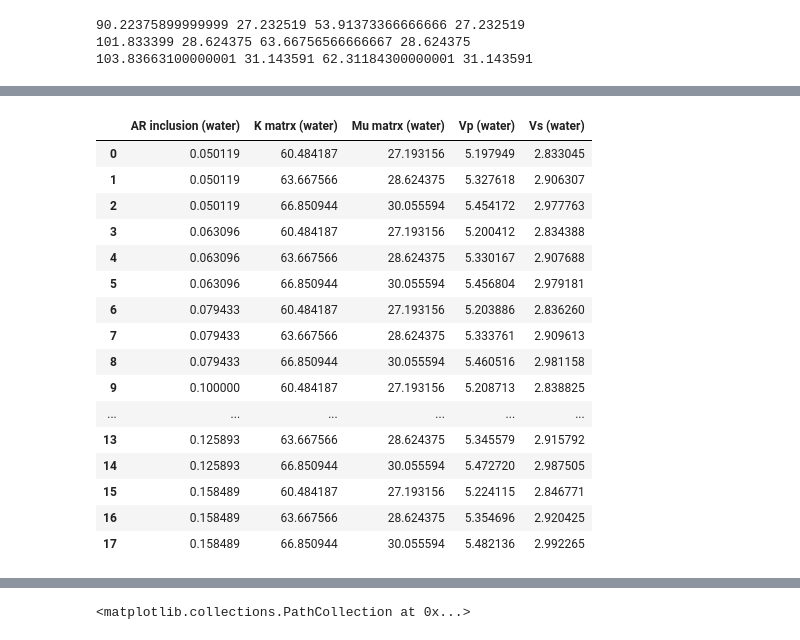
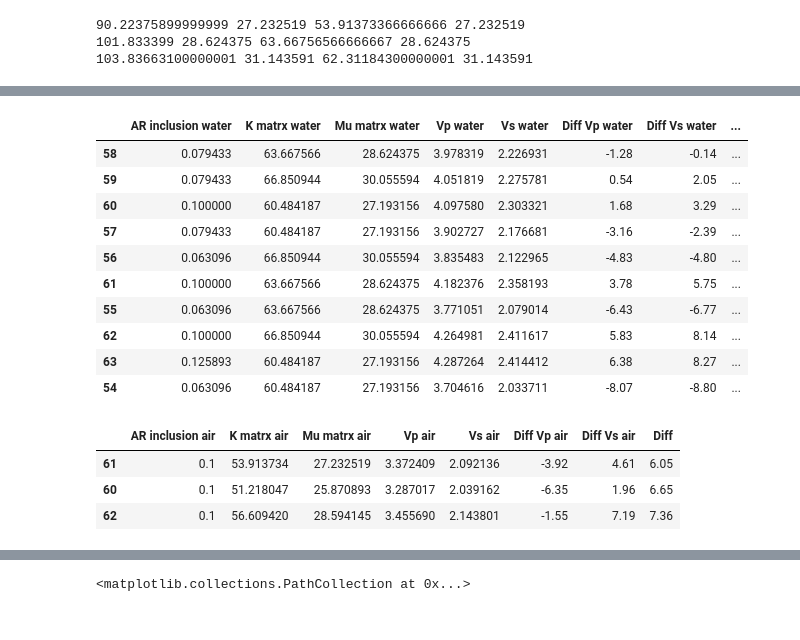
Before and after one commit to MariiaKalinina/Elasticity, a Jupyter notebook: Berryman_SC.ipynb, the cells around one changed output, grey strips where cells are left out. Cells and saved outputs as stored; diff of their text form; code cells hidden in the pictures.

```diff
--- a/Berryman_SC.ipynb
+++ b/Berryman_SC.ipynb
@@ -621,20 +606,14 @@ result_air
 # %%
-result_water
+result_water[:10]
 # %% [output]
-|  | AR inclusion (water) | K matrx (water) | Mu matrx (water) | Vp (water) | Vs (water) |
-| 0 | 0.050119 | 60.484187 | 27.193156 | 5.197949 | 2.833045 |
-| 1 | 0.050119 | 63.667566 | 28.624375 | 5.327618 | 2.906307 |
-| 2 | 0.050119 | 66.850944 | 30.055594 | 5.454172 | 2.977763 |
-| 3 | 0.063096 | 60.484187 | 27.193156 | 5.200412 | 2.834388 |
-| 4 | 0.063096 | 63.667566 | 28.624375 | 5.330167 | 2.907688 |
-| 5 | 0.063096 | 66.850944 | 30.055594 | 5.456804 | 2.979181 |
-| 6 | 0.079433 | 60.484187 | 27.193156 | 5.203886 | 2.836260 |
-| 7 | 0.079433 | 63.667566 | 28.624375 | 5.333761 | 2.909613 |
-| 8 | 0.079433 | 66.850944 | 30.055594 | 5.460516 | 2.981158 |
-| 9 | 0.100000 | 60.484187 | 27.193156 | 5.208713 | 2.838825 |
-| ... | ... | ... | ... | ... | ... |
-| 13 | 0.125893 | 63.667566 | 28.624375 | 5.345579 | 2.915792 |
-| 14 | 0.125893 | 66.850944 | 30.055594 | 5.472720 | 2.987505 |
-| 15 | 0.158489 | 60.484187 | 27.193156 | 5.224115 | 2.846771 |
-| 16 | 0.158489 | 63.667566 | 28.624375 | 5.354696 | 2.920425 |
-| 17 | 0.158489 | 66.850944 | 30.055594 | 5.482136 | 2.992265 |
+|  | AR inclusion water | K matrx water | Mu matrx water | Vp water | Vs water | Diff Vp water | Diff Vs water | ... |
+| 58 | 0.079433 | 63.667566 | 28.624375 | 3.978319 | 2.226931 | -1.28 | -0.14 | ... |
+| 59 | 0.079433 | 66.850944 | 30.055594 | 4.051819 | 2.275781 | 0.54 | 2.05 | ... |
+| 60 | 0.100000 | 60.484187 | 27.193156 | 4.097580 | 2.303321 | 1.68 | 3.29 | ... |
+| 57 | 0.079433 | 60.484187 | 27.193156 | 3.902727 | 2.176681 | -3.16 | -2.39 | ... |
+| 56 | 0.063096 | 66.850944 | 30.055594 | 3.835483 | 2.122965 | -4.83 | -4.80 | ... |
+| 61 | 0.100000 | 63.667566 | 28.624375 | 4.182376 | 2.358193 | 3.78 | 5.75 | ... |
+| 55 | 0.063096 | 63.667566 | 28.624375 | 3.771051 | 2.079014 | -6.43 | -6.77 | ... |
+| 62 | 0.100000 | 66.850944 | 30.055594 | 4.264981 | 2.411617 | 5.83 | 8.14 | ... |
+| 63 | 0.125893 | 60.484187 | 27.193156 | 4.287264 | 2.414412 | 6.38 | 8.27 | ... |
+| 54 | 0.063096 | 60.484187 | 27.193156 | 3.704616 | 2.033711 | -8.07 | -8.80 | ... |
@@ -640,0 +622,9 @@ result_water
+# %%
+selected_row_air = result_air[(abs(result_air['Diff Vp air']) <= calc_error ) &\
+                             (abs(result_air['Diff Vs air']) <= calc_error)]
+selected_row_air
+# %% [output]
+|  | AR inclusion air | K matrx air | Mu matrx air | Vp air | Vs air | Diff Vp air | Diff Vs air | Diff |
+| 61 | 0.1 | 53.913734 | 27.232519 | 3.372409 | 2.092136 | -3.92 | 4.61 | 6.05 |
+| 60 | 0.1 | 51.218047 | 25.870893 | 3.287017 | 2.039162 | -6.35 | 1.96 | 6.65 |
+| 62 | 0.1 | 56.609420 | 28.594145 | 3.455690 | 2.143801 | -1.55 | 7.19 | 7.36 |
```
Also changed, not shown: parts of 9 cells of this notebook.
